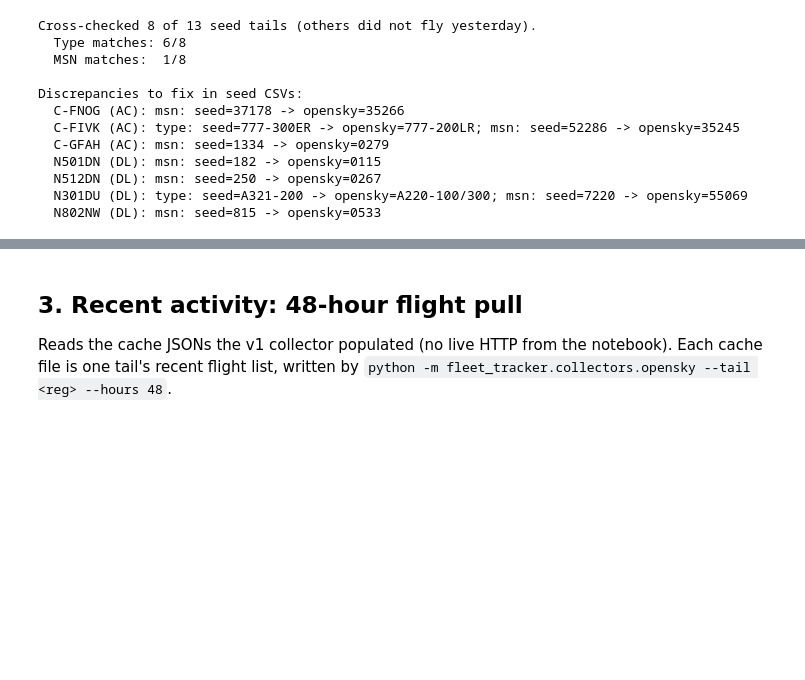
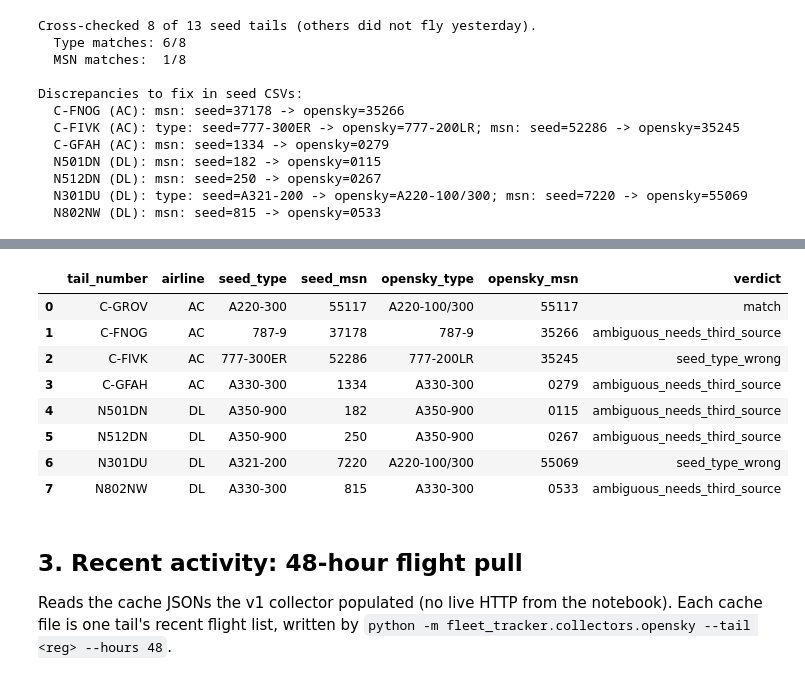
Before and after one commit to yumorepos/fleet-tracker, a Jupyter notebook: notebooks/01-fleet-overview.ipynb, the cells around one changed output, grey strips where cells are left out. Drawn from its saved outputs; the diff is of its cells as text; code cells hidden in the pictures; blank space fills up the shorter version.

```diff
--- a/notebooks/01-fleet-overview.ipynb
+++ b/notebooks/01-fleet-overview.ipynb
@@ -173,3 +188,35 @@ Discrepancies to fix in seed CSVs:
+# %%
+# Classify each MSN mismatch into a verdict bucket.
+def classify_msn_mismatch(seed_type, seed_msn, opensky_type, opensky_msn):
+    seed_msn_s = str(seed_msn).lstrip('0')
+    opensky_msn_s = str(opensky_msn).lstrip('0')
+    if seed_msn_s == opensky_msn_s:
+        return 'match'
+    # Implausible seed MSN for the seed-listed type.
+    if 'A321' in seed_type and len(seed_msn_s) > 4:
+        return 'seed_msn_implausible_for_type'
+    # Type itself wrong in seed (caught upstream by type_match).
+    if seed_type != opensky_type and not (seed_type == 'A220-100' and opensky_type == 'A220-100/300'):
+        return 'seed_type_wrong'
+    # Both plausible for the type — could be either side wrong.
+    return 'ambiguous_needs_third_source'
+
+verdict = audit_view.copy()
+verdict['verdict'] = verdict.apply(
+    lambda r: classify_msn_mismatch(r.seed_type, r.seed_msn, r.opensky_type, r.opensky_msn),
+    axis=1,
+)
+verdict[['tail_number', 'airline', 'seed_type', 'seed_msn', 'opensky_type', 'opensky_msn', 'verdict']]
+# %% [output]
+|  | tail_number | airline | seed_type | seed_msn | opensky_type | opensky_msn | verdict |
+| 0 | C-GROV | AC | A220-300 | 55117 | A220-100/300 | 55117 | match |
+| 1 | C-FNOG | AC | 787-9 | 37178 | 787-9 | 35266 | ambiguous_needs_third_source |
+| 2 | C-FIVK | AC | 777-300ER | 52286 | 777-200LR | 35245 | seed_type_wrong |
+| 3 | C-GFAH | AC | A330-300 | 1334 | A330-300 | 0279 | ambiguous_needs_third_source |
+| 4 | N501DN | DL | A350-900 | 182 | A350-900 | 0115 | ambiguous_needs_third_source |
+| 5 | N512DN | DL | A350-900 | 250 | A350-900 | 0267 | ambiguous_needs_third_source |
+| 6 | N301DU | DL | A321-200 | 7220 | A220-100/300 | 55069 | seed_type_wrong |
+| 7 | N802NW | DL | A330-300 | 815 | A330-300 | 0533 | ambiguous_needs_third_source |
 # %% [markdown]
 ## 3. Recent activity: 48-hour flight pull
 
```
Also changed, not shown: parts of 3 cells of this notebook, 1 other file.
